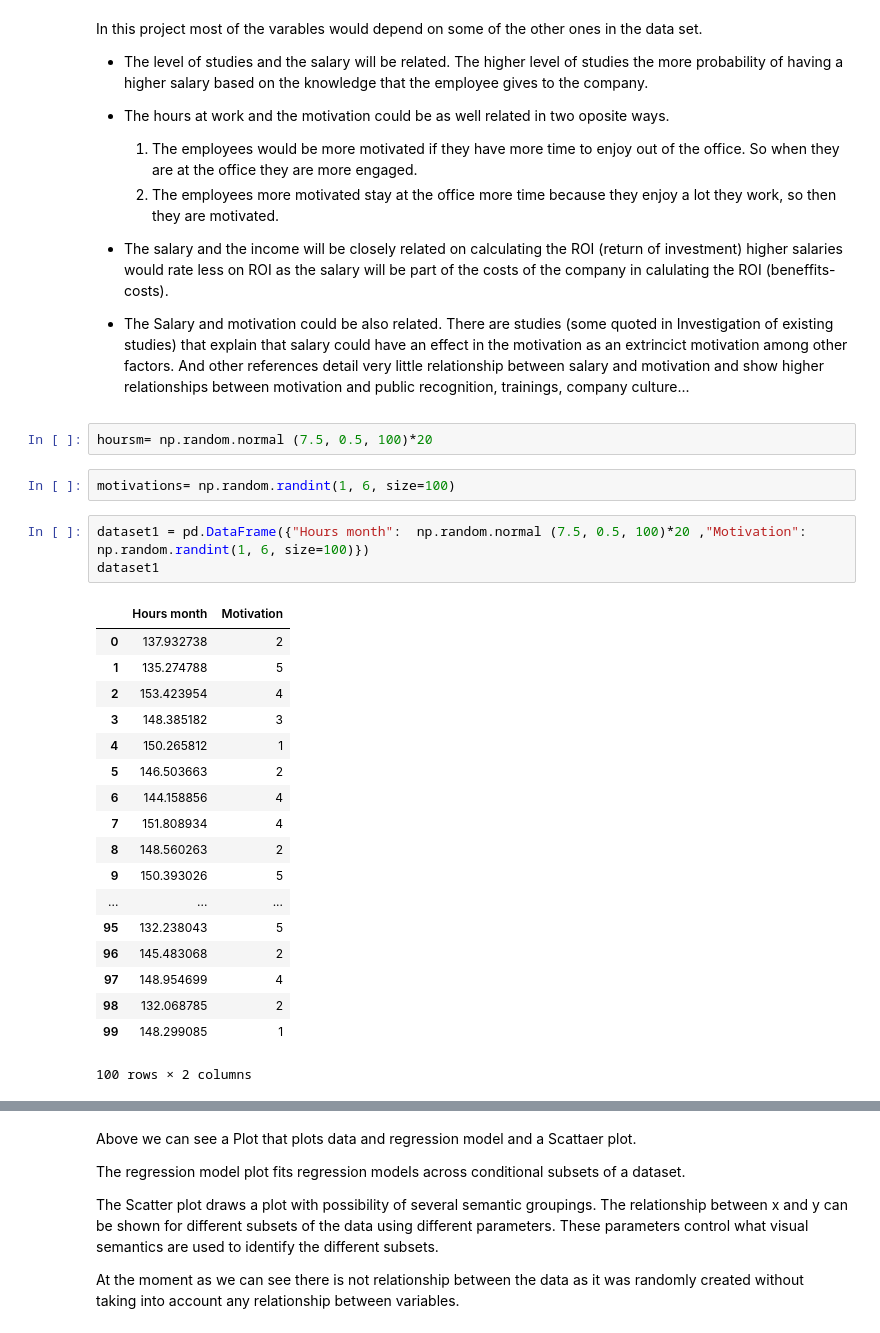
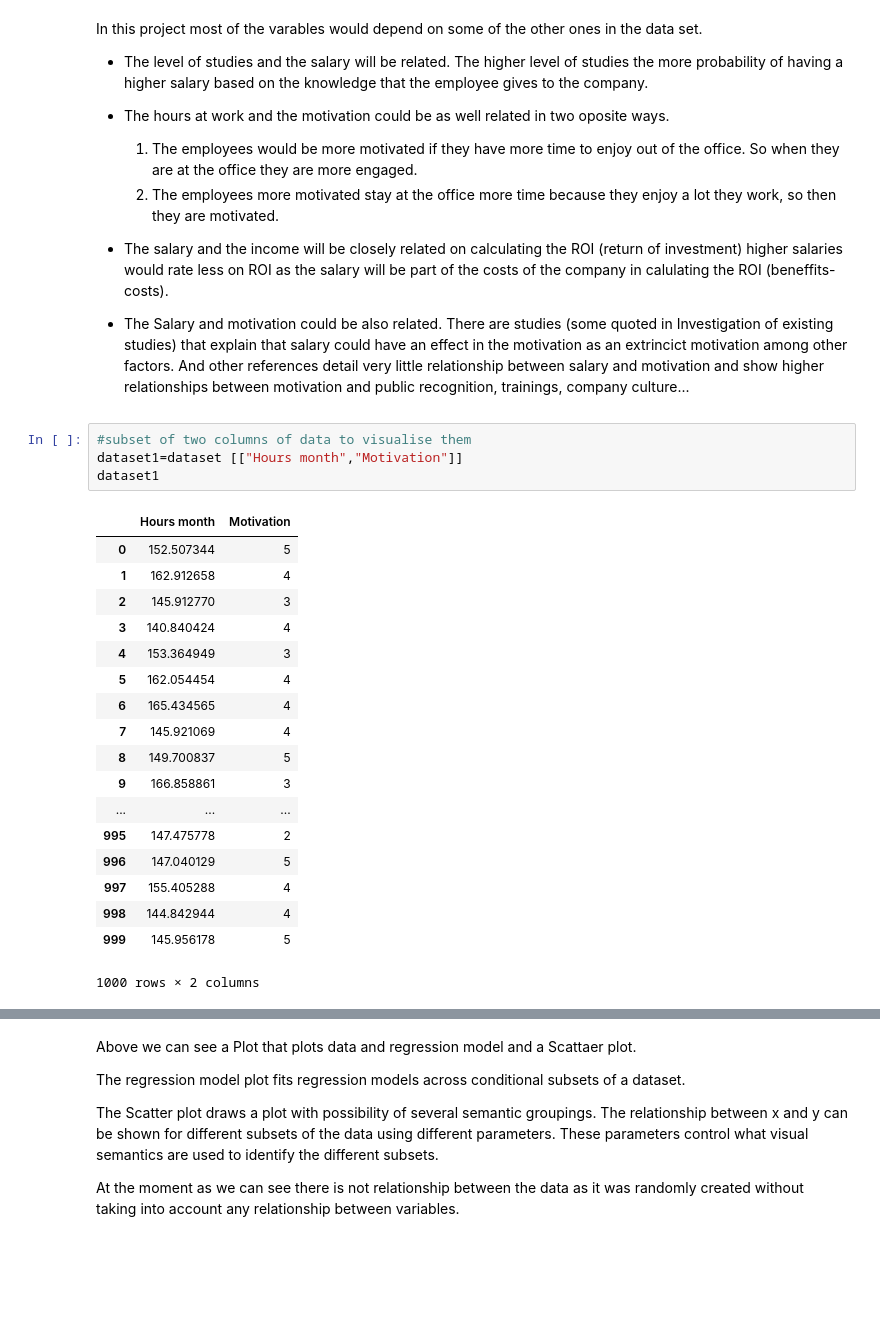
Before and after one commit to Nayade2lu/programming-data-a-project, a Jupyter notebook: Programming for data analysis Project.ipynb, the cells around one changed output, grey strips where cells are left out. Cells and saved outputs as stored; diff of their text form; blank space fills up the shorter version.

```diff
--- a/Programming for data analysis Project.ipynb
+++ b/Programming for data analysis Project.ipynb
@@ -534,32 +574,29 @@ In this project most of the varables would depend on some of the other ones in t
 - The salary and the income will be closely related on calculating the ROI (return of investment) higher salaries would rate less on ROI as the salary will be part of the costs of the company in calulating the ROI (beneffits- costs).
 
 - The Salary and motivation could be also related. There are studies (some quoted in Investigation of existing studies) that explain that salary could have an effect in the motivation as an extrincict motivation among other factors. And other references detail very little relationship between salary and motivation and show higher relationships between motivation and public recognition, trainings, company culture...
-# %%
-hoursm= np.random.normal (7.5, 0.5, 100)*20
-# %%
-motivations= np.random.randint(1, 6, size=100)
-# %%
-dataset1 = pd.DataFrame({"Hours month":  np.random.normal (7.5, 0.5, 100)*20 ,"Motivation": np.random.randint(1, 6, size=100)})
-dataset1
-# %% [output]
-|  | Hours month | Motivation |
-| 0 | 137.932738 | 2 |
-| 1 | 135.274788 | 5 |
-| 2 | 153.423954 | 4 |
-| 3 | 148.385182 | 3 |
-| 4 | 150.265812 | 1 |
-| 5 | 146.503663 | 2 |
-| 6 | 144.158856 | 4 |
-| 7 | 151.808934 | 4 |
-| 8 | 148.560263 | 2 |
-| 9 | 150.393026 | 5 |
-| ... | ... | ... |
-| 95 | 132.238043 | 5 |
-| 96 | 145.483068 | 2 |
-| 97 | 148.954699 | 4 |
-| 98 | 132.068785 | 2 |
-| 99 | 148.299085 | 1 |
-100 rows × 2 columns
+# %%
+#subset of two columns of data to visualise them
+dataset1=dataset [["Hours month","Motivation"]]
+dataset1
+# %% [output]
+|  | Hours month | Motivation |
+| 0 | 152.507344 | 5 |
+| 1 | 162.912658 | 4 |
+| 2 | 145.912770 | 3 |
+| 3 | 140.840424 | 4 |
+| 4 | 153.364949 | 3 |
+| 5 | 162.054454 | 4 |
+| 6 | 165.434565 | 4 |
+| 7 | 145.921069 | 4 |
+| 8 | 149.700837 | 5 |
+| 9 | 166.858861 | 3 |
+| ... | ... | ... |
+| 995 | 147.475778 | 2 |
+| 996 | 147.040129 | 5 |
+| 997 | 155.405288 | 4 |
+| 998 | 144.842944 | 4 |
+| 999 | 145.956178 | 5 |
+1000 rows × 2 columns
 # %%
 #Synthesing data and showing relations
 # plot data and regression model
```
Also changed, not shown: parts of 20 cells of this notebook.
